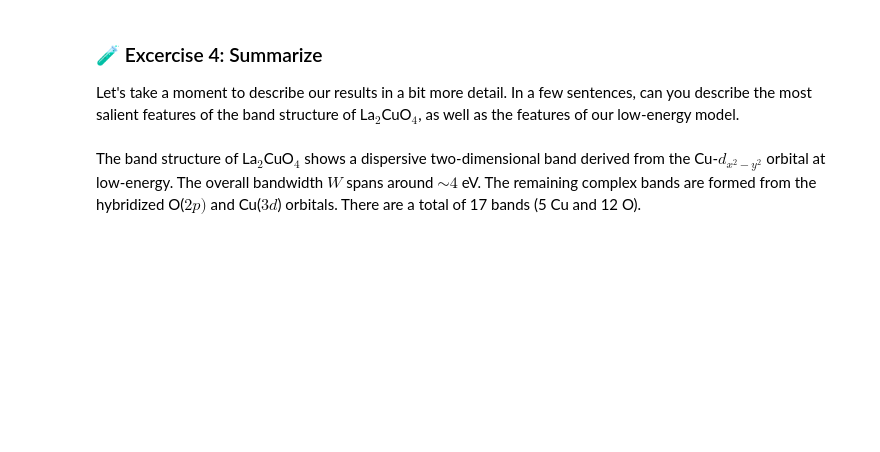
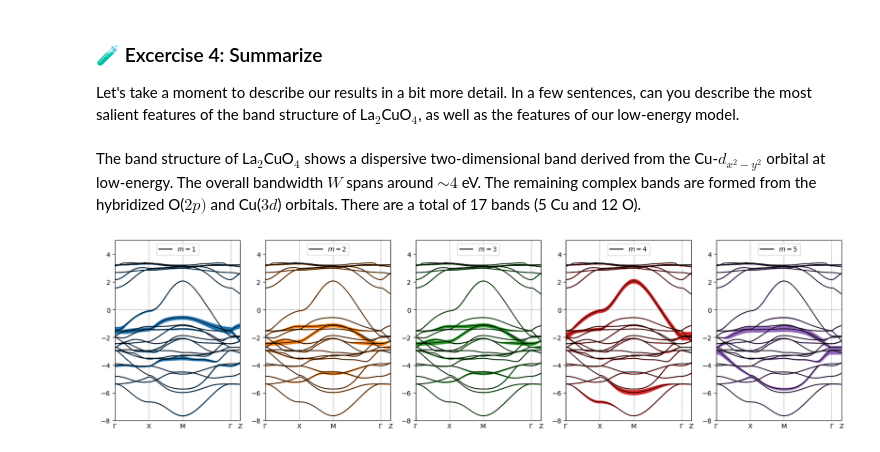
Before and after one commit to harrisonlabollita/TRIQS-tutorials, a Jupyter notebook: ModEST-DMFT/01s-dft.ipynb, the cells around one changed output. Cells and saved outputs as stored; diff of their text form; code cells hidden in the pictures; blank space fills up the shorter version.

Commit message:
Update ModEST-01. Added fatbands calculations, modified the plotting functions for band structure to enable it.

```diff
--- a/ModEST-DMFT/01s-dft.ipynb
+++ b/ModEST-DMFT/01s-dft.ipynb
@@ -312,3 +271,45 @@ plt.show()
 Let's take a moment to describe our results in a bit more detail. In a few sentences, can you describe the most salient features of the band structure of La$_{2}$CuO$_{4}$, as well as the features of our low-energy model.
 # %% [markdown]
 The band structure of La$_{2}$CuO$_{4}$ shows a dispersive two-dimensional band derived from the Cu-$d_{x^{2}-y^{2}}$ orbital at low-energy. The overall bandwidth $W$ spans around $\sim 4$ eV. The remaining complex bands are formed from the hybridized O($2p)$ and Cu($3d$) orbitals. There are a total of 17 bands (5 Cu and 12 O).
+# %%
+import numpy as np
+
+filename1 = 'data/bands/lco_bands.dat.gnu'
+filename2 = 'data/fatbands/fatbands.dat'
+
+# Step 1: load the DFT data
+data1 = np.loadtxt(filename1)
+data2 = np.loadtxt(filename2)
+
+# Step 2: separate the k-points and eigenvalues
+kpts = np.unique(data1[:,0])
+bands = data1[:,1].reshape(-1, len(kpts))
+
+orbs = 0.3*data2[:, 2].reshape(5, len(kpts), len(bands))
+orbs = np.swapaxes(orbs, 1, 2)
+
+import matplotlib.pyplot as plt
+from utils.mpl_interface import plot_band_structure, plot_wannier_bands
+
+# Fermi level (grep Fermi data/scf/lco.scf.out)
+eF =  12.7367
+
+fig, ax = plt.subplots(1, 5, figsize=(20,5))
+
+# high-symmetry points and labels (from data/bands/lco.bands.out)
+high_symm_points = [0.0000, 0.9342, 1.8683, 3.1894, 3.4595]
+high_symm_labels = [r'$\Gamma$', 'X', 'M', r'$\Gamma$', 'Z']
+
+
+for i in range(5):
+    # use kpts and bands from Exercise 1
+    plot_band_structure(kpts, bands, orb_char=orbs[i], axes=ax[i], orb_char_color="C%d" % i,
+                        fermi_level=eF, high_symm_points=high_symm_points, high_symm_labels=high_symm_labels)
+
+    ax[i].plot([], [], color='k', label=r'$m=%d$' % (i+1))
+    ax[i].legend(loc='upper center', ncols=2, fontsize=10)
+    ax[i].set_ylim(-8, 5)
+
+plt.show()
+# %% [output]
+[figure, added]
```
Also changed, not shown: parts of 7 cells of this notebook, 11 other files.
